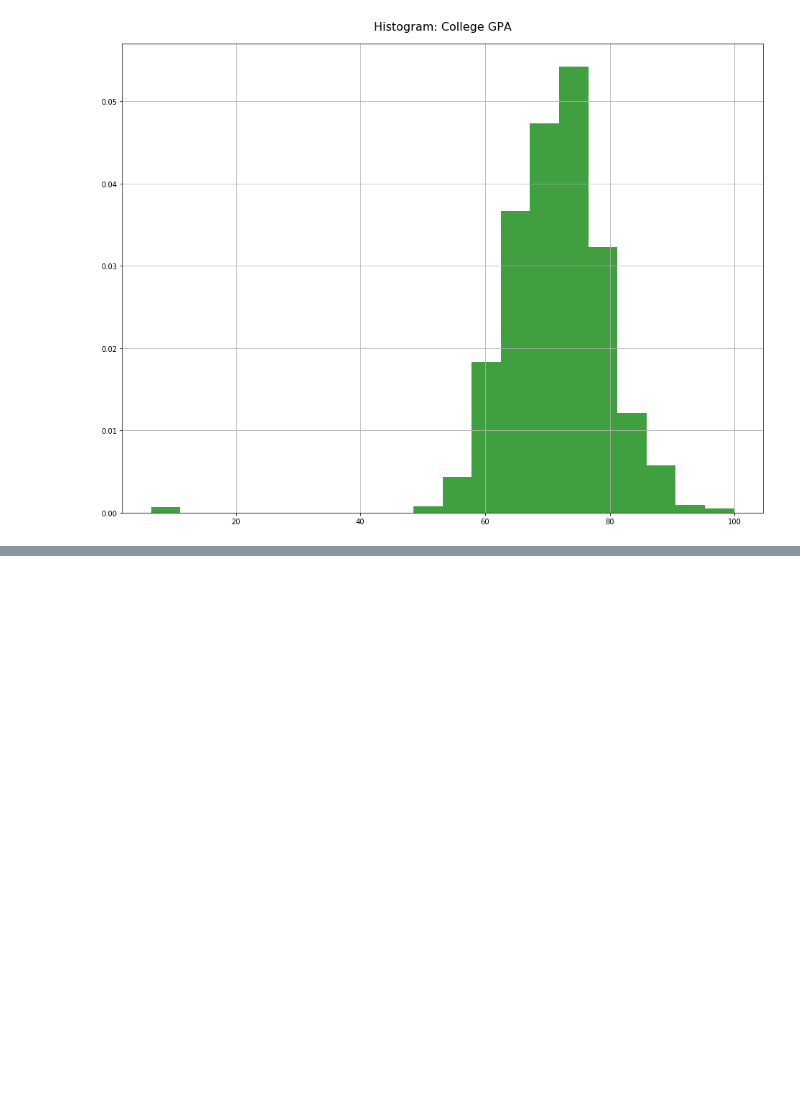
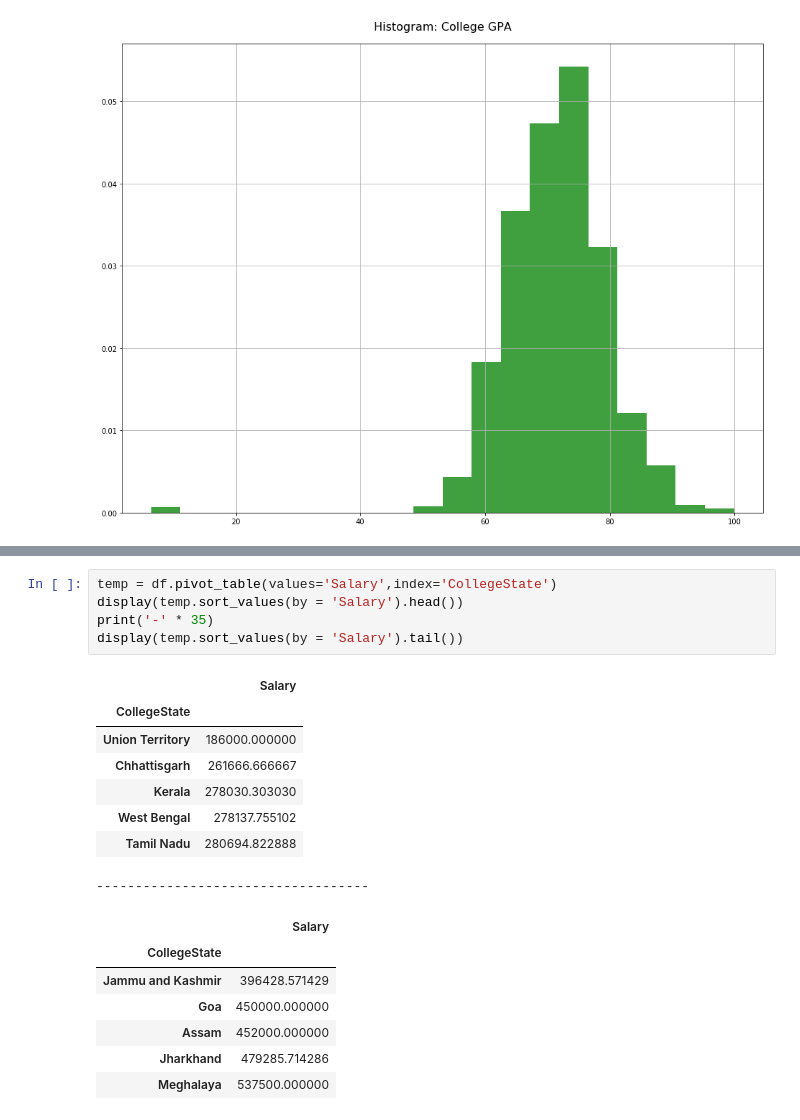
Before and after one commit to KunalGehlot/CipherSchools---Machine-Learning-Training, a Jupyter notebook: Assignment 3/assignment_3.ipynb, the cells around one changed output, grey strips where cells are left out. Saved outputs shown, nothing was run; the diff lists cells and outputs as text; blank space fills up the shorter version.

```diff
--- a/Assignment 3/assignment_3.ipynb
+++ b/Assignment 3/assignment_3.ipynb
@@ -278,0 +311,21 @@ plt.show()
+# %%
+temp = df.pivot_table(values='Salary',index='CollegeState')
+display(temp.sort_values(by = 'Salary').head())
+print('-' * 35)
+display(temp.sort_values(by = 'Salary').tail())
+# %% [output]
+|  | Salary |
+| CollegeState |  |
+| Union Territory | 186000.000000 |
+| Chhattisgarh | 261666.666667 |
+| Kerala | 278030.303030 |
+| West Bengal | 278137.755102 |
+| Tamil Nadu | 280694.822888 |
+-----------------------------------
+|  | Salary |
+| CollegeState |  |
+| Jammu and Kashmir | 396428.571429 |
+| Goa | 450000.000000 |
+| Assam | 452000.000000 |
+| Jharkhand | 479285.714286 |
+| Meghalaya | 537500.000000 |
```
Also changed, not shown: parts of 17 cells of this notebook, 1 other file.
